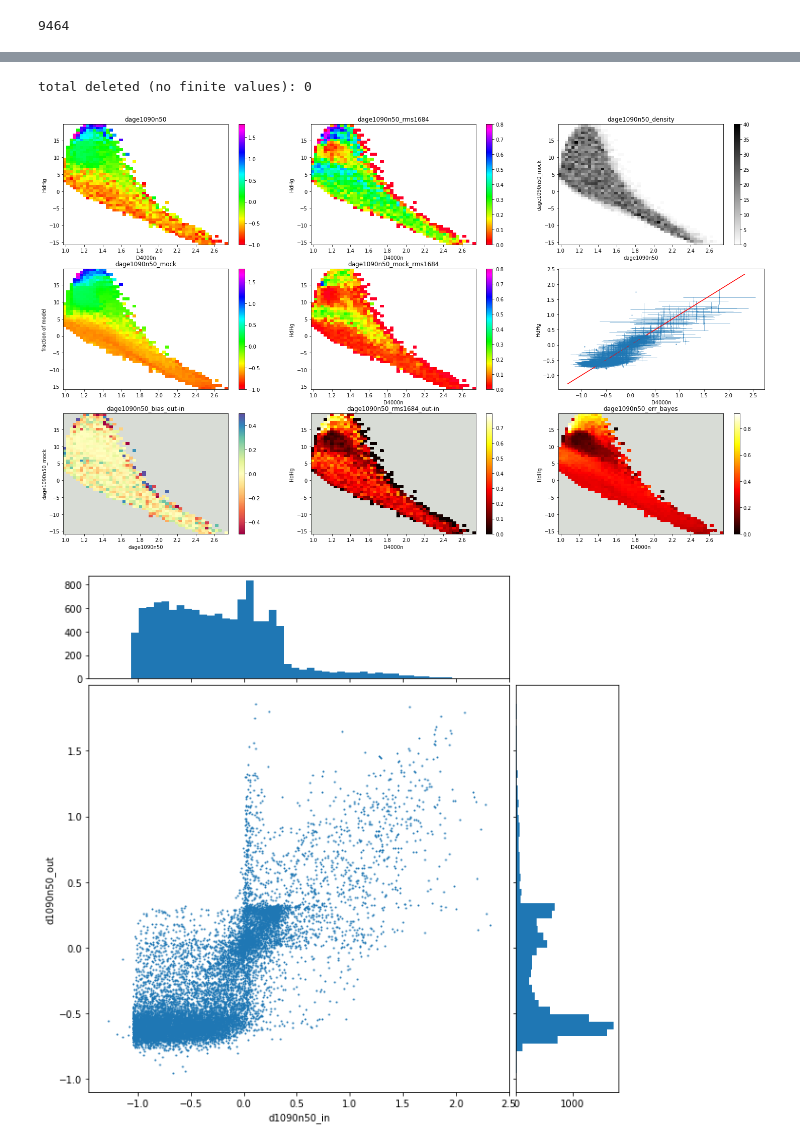
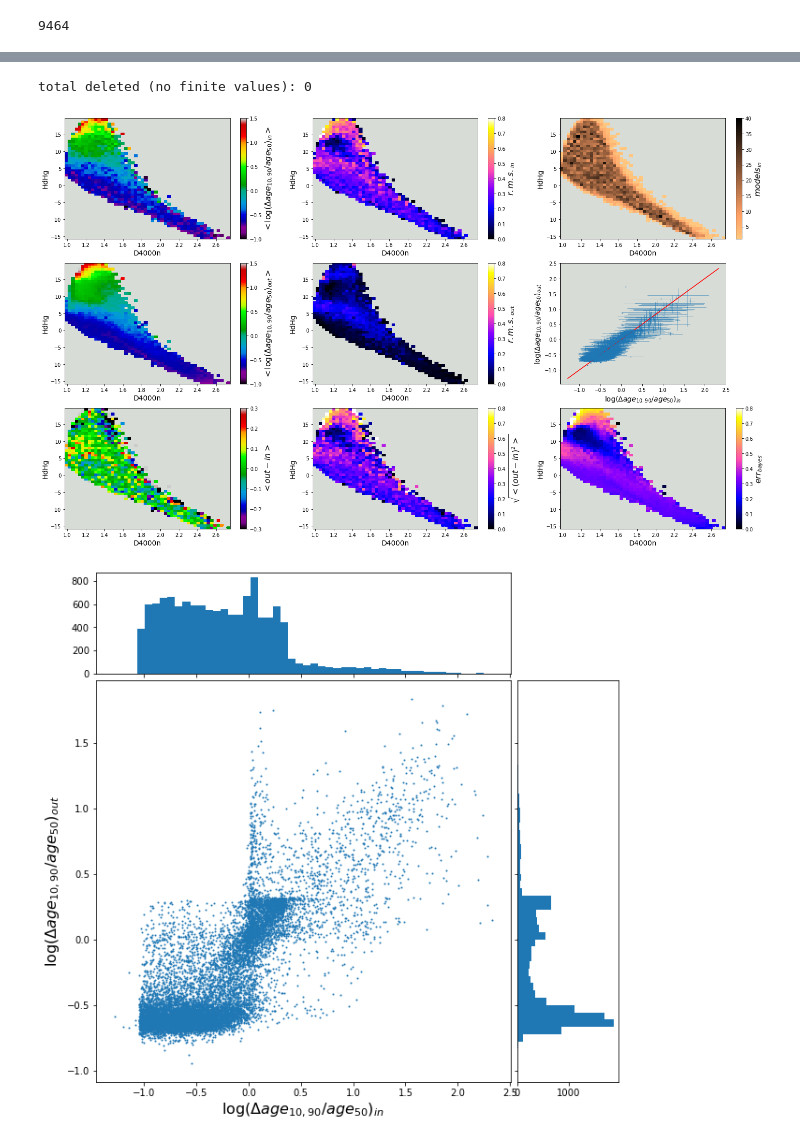
Before and after one commit to edoardorossi3/TESIedo_git, a Jupyter notebook: tesi_py/mock_new_lib.ipynb, the cells around one changed output, grey strips where cells are left out. Drawn from its saved outputs; the diff is of its cells as text; code cells hidden in the pictures.

```diff
--- a/tesi_py/mock_new_lib.ipynb
+++ b/tesi_py/mock_new_lib.ipynb
@@ -8,7 +8,7 @@ import matplotlib.cm as cm
 import function_plot as f_plt
 from mpl_toolkits.axes_grid1 import make_axes_locatable
 # %%
-mock_dir=os.getenv('HOME')+'/Desktop/TESI/models/Sandage_varZ_v4.2eq_CB16MILES_ChFall/mock_ER_001/'
+mock_dir=os.getenv('HOME')+'/Desktop/TESI/models/Sandage_varZ_v4.2eq_CB16MILES_ChFall/mock_ER_003/'
 models_dir=os.getenv('HOME')+'/Desktop/TESI/models/Sandage_varZ_v4.2eq_CB16MILES_ChFall/'
 phpars_to_fit=['mstar','mstar_form','agewr','agelgwr','agewm','agelgwm','agewmf','agelgwmf','zstarwr','zstarwm','zstarwmf','zstarlgwmf','zstarlgwr','zstarlgwm','Ag','Ai','mtoli','age10','age50','age90','dage_10_90', 'dage_25_75', 'dage_50_90', 'dage_10_50','dage_10_90n50']
 n_par=np.size(phpars_to_fit)
@@ -102,6 +139,6 @@ total deleted (no finite values): 0
 # %%
-f_1090n50=f_plt.density_map_5p(D4000n, hdhg, np.log10(dage1090n50), np.log10(dage1090n50_mock), (dage1090n50_err),par_name='dage1090n50', x_label='D4000n', y_label='HdHg', vmin=[-1.0,0.0, -0.5, None,None], vmax=[1.8,0.8, 0.5, None,None], figsize=(25,15), s=1)
+f_1090n50=f_plt.density_map_5p(D4000n, hdhg, np.log10(dage1090n50), np.log10(dage1090n50_mock), (dage1090n50_err),par_name=r'$\log(\Delta age_{10,90}/age_{50})$', x_label='D4000n', y_label='HdHg', vmin=[-1.0,0.0, -0.3, 0.0,0.0], vmax=[1.5,0.8, 0.3, 0.8,0.8], figsize=(25,15), s=1)
 # %% [output]
 total deleted (no finite values): 0
-[figure, old version]
+[figure, new version]
 # %%
@@ -109,5 +146,5 @@ total deleted (no finite values): 0
 # %%
-scat_hist_d1090n50=f_plt.scatter_hist(np.log10(dage1090n50), np.log10(dage1090n50_mock), name_par='d1090n50')
+scat_hist_d1090n50=f_plt.scatter_hist(np.log10(dage1090n50), np.log10(dage1090n50_mock), name_par=r'$\log(\Delta age_{10,90}/age_{50})$')
 # %% [output]
-[figure, old version]
+[figure, new version]
 # %%
```
Also changed, not shown: parts of 20 cells of this notebook, 6 other files.
